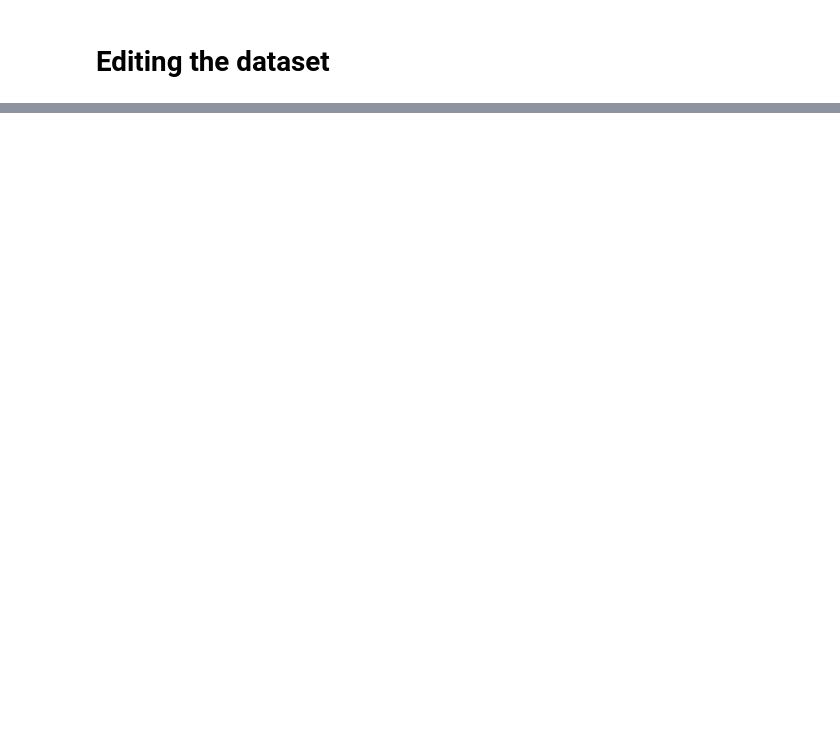
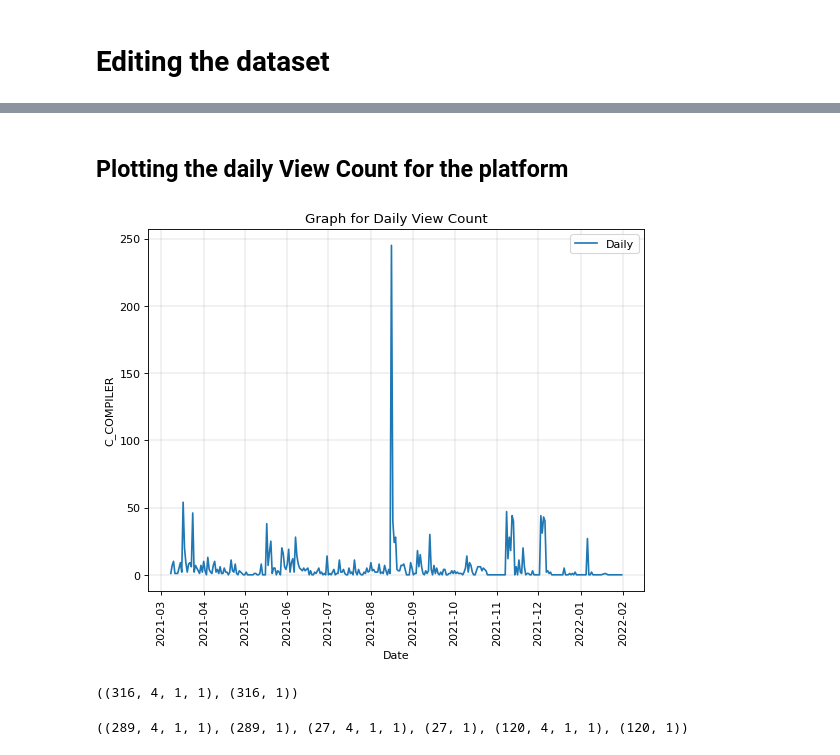
Before and after one commit to PrajjwalPathak/One-Percent-Projects, a Jupyter notebook: Data_Analysis/DataPrediction_CDM_App_Date_Google.ipynb, the cells around one changed output, grey strips where cells are left out. Cells and saved outputs as stored; diff of their text form; code cells hidden in the pictures; blank space fills up the shorter version.

```diff
--- a/Data_Analysis/DataPrediction_CDM_App_Date_Google.ipynb
+++ b/Data_Analysis/DataPrediction_CDM_App_Date_Google.ipynb
@@ -1,7 +0,0 @@
-# %%
-import pandas as pd
-import seaborn as sns
-import matplotlib.pyplot as plt
-from xgboost import XGBRegressor
-pd.options.mode.chained_assignment = None
-plt.rcParams.update({'figure.max_open_warning': 0})
@@ -190,0 +57,8 @@ for platform in df.columns[1:]:
+# %%
+#for platform in df.columns[1:]:
+#    print(platform)
+platform = 'C_COMPILER'
+data=pd.DataFrame({'DATE': df['DATE'], '{}'.format(platform): df['{}'.format(platform)]})
+data.index = data['DATE']
+data = data.drop(['DATE'], axis=1)
+data.head()
@@ -190,0 +88,13 @@ for platform in df.columns[1:]:
+# %% [markdown]
+## Plotting the daily View Count for the platform
+# %%
+plt.rcParams.update({'figure.figsize': (8, 6), 'figure.dpi':80})
+fig, ax = plt.subplots()
+sns.lineplot(data=data, x='DATE', y=data.columns[0], label ='Daily')
+plt.xlabel('Date')
+plt.ylabel(data.columns[0])
+plt.title('Graph for Daily View Count')
+plt.grid(linestyle='-', linewidth=0.3)
+ax.tick_params(axis='x', rotation=90)
+# %% [output]
+[figure, added]
@@ -190,0 +112,13 @@ for platform in df.columns[1:]:
+# %%
+WINDOW_SIZE = 4
+X, y = df_to_X_y(data, WINDOW_SIZE)
+X.shape, y.shape
+# %% [output]
+((316, 4, 1, 1), (316, 1))
+# %%
+X_train, y_train = X[:289], y[:289]
+X_test, y_test = X[289:], y[289:]
+X_predict, y_predict = X[:120], y[:120]
+X_train.shape, y_train.shape, X_test.shape, y_test.shape, X_predict.shape, y_predict.shape
+# %% [output]
+((289, 4, 1, 1), (289, 1), (27, 4, 1, 1), (27, 1), (120, 4, 1, 1), (120, 1))
```
Also changed, not shown: parts of 38 cells of this notebook.
